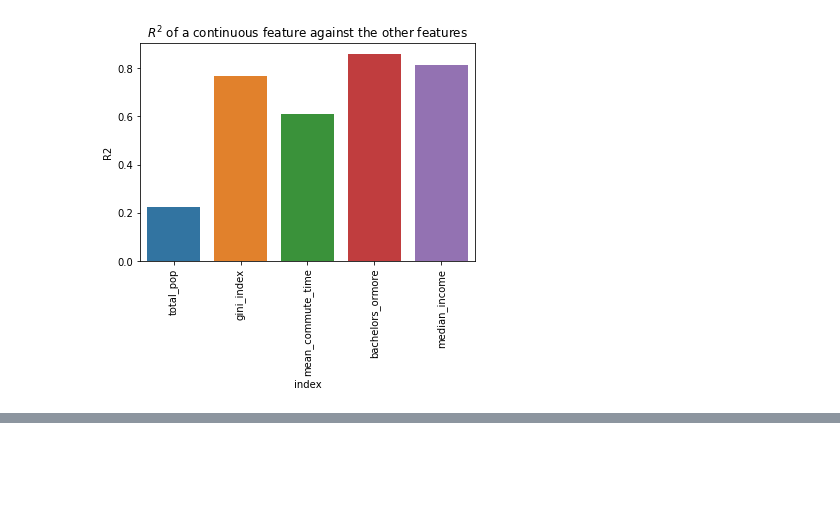
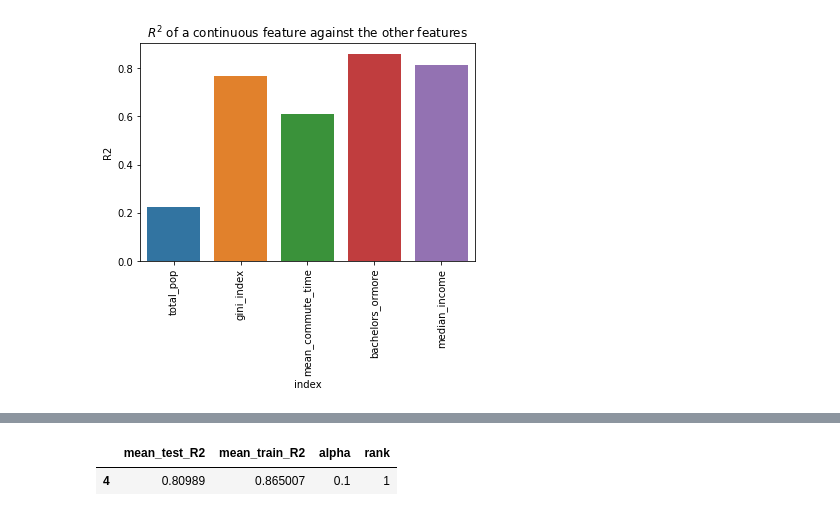
Before and after one commit to EugeniaDickson/zillow_rent_index, a Jupyter notebook: casey/features-census.ipynb, the cells around one changed output, grey strips where cells are left out. Cells and saved outputs as stored; diff of their text form; code cells hidden in the pictures; blank space fills up the shorter version.

```diff
--- a/casey/features-census.ipynb
+++ b/casey/features-census.ipynb
@@ -119,0 +177,7 @@ plt.xticks(rotation = 90)
+# %%
+from sklearn.model_selection import GridSearchCV
+lasso = Lasso()
+grid_param = [{'alpha': [0.0001, 0.001, 0.01, 0.05, 0.1, 0.5, 1, 10, 100]}]
+grid = GridSearchCV(estimator=lasso, param_grid=grid_param, cv=5, return_train_score=True)
+
+grid.fit(feats3,target)
@@ -119,0 +195,11 @@ plt.xticks(rotation = 90)
+# %%
+grid_results = pd.DataFrame({'mean_test_R2':grid.cv_results_['mean_test_score'],
+                             'mean_train_R2':grid.cv_results_['mean_train_score'],
+                             'alpha':grid.cv_results_['param_alpha'],
+                             'rank':grid.cv_results_['rank_test_score']
+             })
+# %%
+grid_results[grid_results['rank'] == 1]
+# %% [output]
+|  | mean_test_R2 | mean_train_R2 | alpha | rank |
+| 4 | 0.80989 | 0.865007 | 0.1 | 1 |
```
Also changed, not shown: parts of 10 cells of this notebook.
